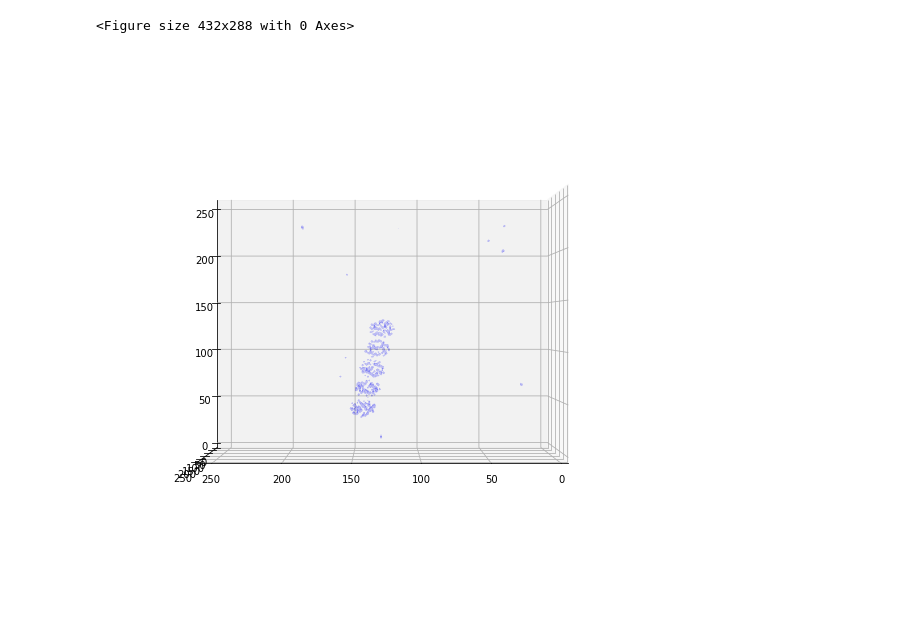
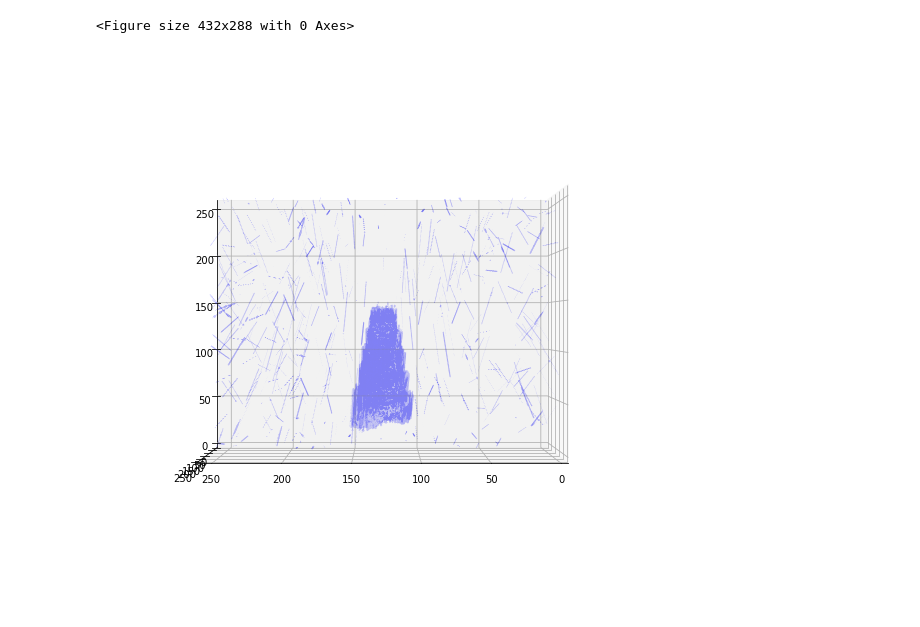
Before and after one commit to Srhamiko/ProyectoExperimental, a Jupyter notebook: Python/mac/Script_CTonly.ipynb, the cells around one changed output. Saved outputs shown, nothing was run; the diff lists cells and outputs as text; code cells hidden in the pictures.

```diff
--- a/Python/mac/Script_CTonly.ipynb
+++ b/Python/mac/Script_CTonly.ipynb
@@ -76,6 +76,6 @@ print(numero_imagenes)
 # %%
 #Angulos= np.delete(Angulos,-1)
-theta= np.delete(Angulos,-1)
+theta= np.delete(Angulos,[-1,-2])
 reconstruction_fbp= iradon(sinograms[0],theta=theta,filter_name='hann')
 print(max(reconstruction_fbp[0]))
 plt.plot(reconstruction_fbp)
@@ -113,23 +113,23 @@ for ind, sinogram in enumerate(sinograms):
 # %%
 from mpl_toolkits.mplot3d.art3d import Poly3DCollection
 from skimage import measure
 %matplotlib inline
 
-def plot_3d(image, threshold=0.04):
+def plot_3d(image, threshold=0.001):
     verts, faces, normals, values = measure.marching_cubes(image, level=threshold , method='lewiner')
     fig = plt.figure(figsize=(10, 10))
     ax = fig.add_subplot(111, projection='3d')
     mesh = Poly3DCollection(verts[faces], alpha=0.2) #alpha =0.1
     face_color = [0.5, 0.5, 1]
     mesh.set_facecolor(face_color)
     ax.add_collection3d(mesh)
     ax.set_xlim(0, 256)
     ax.set_ylim(0, 256)
     ax.set_zlim(0, 255)
     ax.view_init(0,90) # (polar, azimutal)
     plt.show()
 
 rodajas = np.array(rodajas)
 plot_3d(rodajas)
 # %% [output]
-[figure, old version]
+[figure, new version]
```
Also changed, not shown: parts of 3 cells of this notebook.
